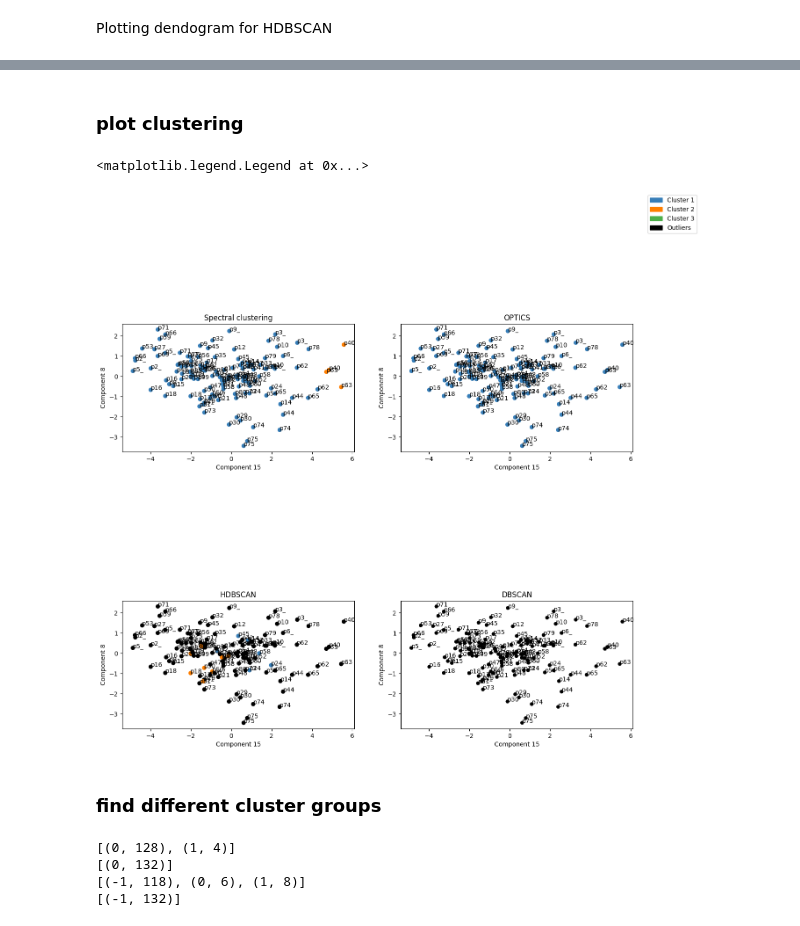
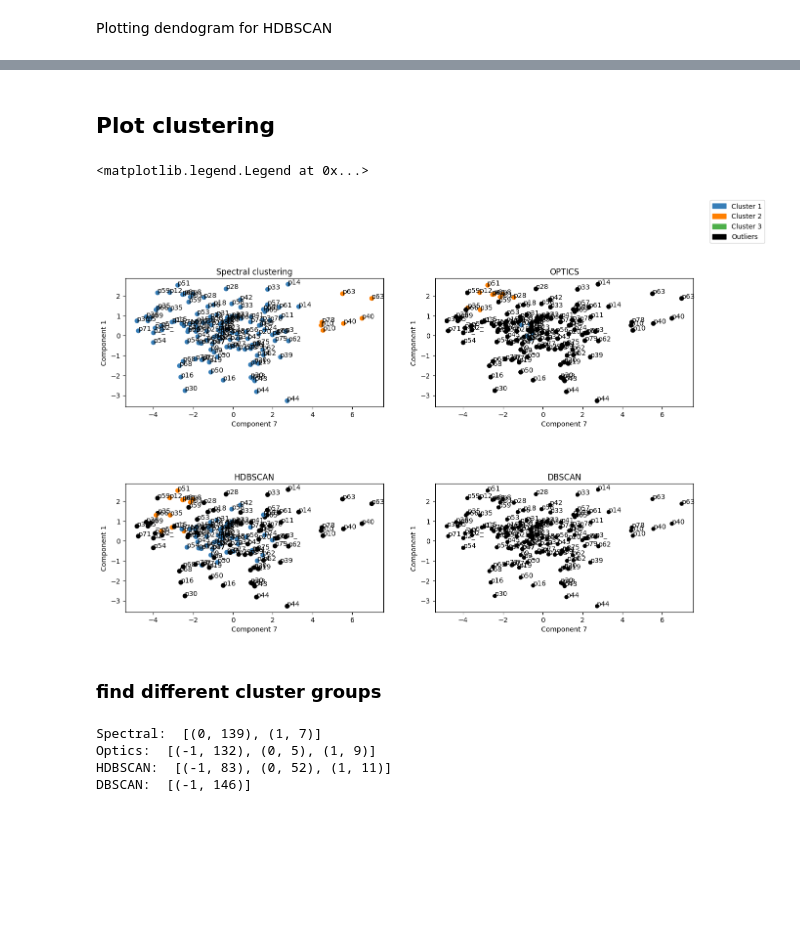
Before and after one commit to cdhvilsted/Bachelor_project_2024, a Jupyter notebook: cross_val_pipeline_group.ipynb, the cells around one changed output, grey strips where cells are left out. Cells and saved outputs as stored; diff of their text form; code cells hidden in the pictures; blank space fills up the shorter version.

Commit message:
t-test remade + additional plots

```diff
--- a/cross_val_pipeline_group.ipynb
+++ b/cross_val_pipeline_group.ipynb
@@ -430,14 +299,0 @@ Boxplots for CV accuracies (after 2. step, thereby with 2 components)
-# %%
-cv_scores = all_scores[:,second_feature,:]
-responders = []
-non_responders = []
-
-for i in range(len(all_data)):
-    if i in B:
-        responders.append([np.mean(cv_scores[i,:]), np.std(cv_scores[i,:])])
-    else:
-        non_responders.append([np.mean(cv_scores[i,:]), np.std(cv_scores[i,:])])
-
-# Group sizes
-print('Number of responders: ', len(responders))
-print('Number of non-responders: ', len(non_responders))
@@ -547,7 +299,0 @@ plt.show()
-# %%
-# Finding non-responders to plot
-people_nr = []
-
-for i in range(len(all_data)):
-    if i not in people_r:
-        people_nr.append(i)
@@ -670,7 +348,7 @@ y = [i for i in range(0,len(r_data))] + [i for i in range(0,len(r_data))]
 ### pca transform data
 # %%
 warnings.filterwarnings(action='ignore', category=UserWarning)
-X_pca = [np.append(pca.transform(X[i][0:25].reshape(1,-1)),pca.transform(X[i][25:].reshape(1,-1))) for i in range(len(X))]
+X_pca = [np.append(pca.transform(X[i][0:len(m_list)].reshape(1,-1)),pca.transform(X[i][len(m_list):].reshape(1,-1))) for i in range(len(X))]
 # %%
 X_pca_array = np.asarray(X_pca)
 print(X_pca_array.shape)
@@ -751,7 +424,7 @@ print(count)
 # %% [markdown]
-### plot clustering
+## Plot clustering
 # %%
-fig, ax = plt.subplots(2,2, figsize=(15,15))
+fig, ax = plt.subplots(2,2, figsize=(15,10))
 
 colors = np.array(
     list(
@@ -781,43 +454,43 @@ for i, txt in enumerate(y):
     ax[0,0].annotate(patient_numbers[txt], (X_pca_chosen[i, 0], X_pca_chosen[i, 1]))
 ax[0,0].set_aspect('equal', adjustable=None, anchor=None, share=False)
 ax[0,0].set_title('Spectral clustering')
-ax[0,0].set_xlabel('Component 15')
-ax[0,0].set_ylabel('Component 8')
+ax[0,0].set_xlabel('Component 7')
+ax[0,0].set_ylabel('Component 1')
 
 ax[0,1].scatter(X_pca_chosen[:, 0], X_pca_chosen[:, 1], c=colors[oy_pred])
 for i, txt in enumerate(y):
     ax[0,1].annotate(patient_numbers[txt], (X_pca_chosen[i, 0], X_pca_chosen[i, 1]))
 ax[0,1].set_aspect('equal', adjustable=None, anchor=None, share=False)
 ax[0,1].set_title('OPTICS')
 #ax[0,1].legend()
-ax[0,1].set_xlabel('Component 15')
-ax[0,1].set_ylabel('Component 8')
+ax[0,1].set_xlabel('Component 7')
+ax[0,1].set_ylabel('Component 1')
 
 ax[1,0].scatter(X_pca_chosen[:, 0], X_pca_chosen[:, 1], c=colors[hy_pred])
 for i, txt in enumerate(y):
     ax[1,0].annotate(patient_numbers[txt], (X_pca_chosen[i, 0], X_pca_chosen[i, 1]))
 ax[1,0].set_aspect('equal', adjustable=None, anchor=None, share=False)
 ax[1,0].set_title('HDBSCAN')
 #ax[1,0].legend()
-ax[1,0].set_xlabel('Component 15')
-ax[1,0].set_ylabel('Component 8')
+ax[1,0].set_xlabel('Component 7')
+ax[1,0].set_ylabel('Component 1')
 
 ax[1,1].scatter(X_pca_chosen[:, 0], X_pca_chosen[:, 1], c=colors[dy_pred], linewidth = 0.1)
 for i, txt in enumerate(y):
     ax[1,1].annotate(patient_numbers[txt], (X_pca_chosen[i, 0], X_pca_chosen[i, 1]))
 ax[1,1].set_aspect('equal', adjustable=None, anchor=None, share=False)
 ax[1,1].set_title('DBSCAN')
-ax[1,1].set_xlabel('Component 15')
-ax[1,1].set_ylabel('Component 8')
+ax[1,1].set_xlabel('Component 7')
+ax[1,1].set_ylabel('Component 1')
 #ax[1,1].legend()
 pop_a = mpatches.Patch(color="#377eb8", label='Cluster 1')
 pop_b = mpatches.Patch(color="#ff7f00", label='Cluster 2')
 pop_d = mpatches.Patch(color="#4daf4a", label='Cluster 3')
 pop_c = mpatches.Patch(color="#000000", label='Outliers')
 fig.legend(handles=[pop_a,pop_b,pop_d,pop_c])
 # %% [output]
 <matplotlib.legend.Legend at 0x...>
-[figure, old version]
+[figure, new version]
 # %% [markdown]
 ### find different cluster groups
 # %%
@@ -835,15 +508,15 @@ sy_groups_counts = list(zip(*np.unique(sy_pred, return_counts=True)))
 oy_groups_counts = list(zip(*np.unique(oy_pred, return_counts=True)))
 hy_groups_counts = list(zip(*np.unique(hy_pred, return_counts=True)))
 dy_groups_counts = list(zip(*np.unique(dy_pred, return_counts=True)))
-print(sy_groups_counts)
-print(oy_groups_counts)
-print(hy_groups_counts)
-print(dy_groups_counts)
+print('Spectral: ', sy_groups_counts)
+print('Optics: ', oy_groups_counts)
+print('HDBSCAN: ', hy_groups_counts)
+print('DBSCAN: ', dy_groups_counts)
 # %% [output]
-[(0, 128), (1, 4)]
-[(0, 132)]
-[(-1, 118), (0, 6), (1, 8)]
-[(-1, 132)]
+Spectral:  [(0, 139), (1, 7)]
+Optics:  [(-1, 132), (0, 5), (1, 9)]
+HDBSCAN:  [(-1, 83), (0, 52), (1, 11)]
+DBSCAN:  [(-1, 146)]
 # %%
 #cluster sorted
 sort_sy = sorted(sy_groups, key = lambda x: (x[0],x[1]))[::-1]
```
Also changed, not shown: parts of 43 cells of this notebook, 1 other file.
